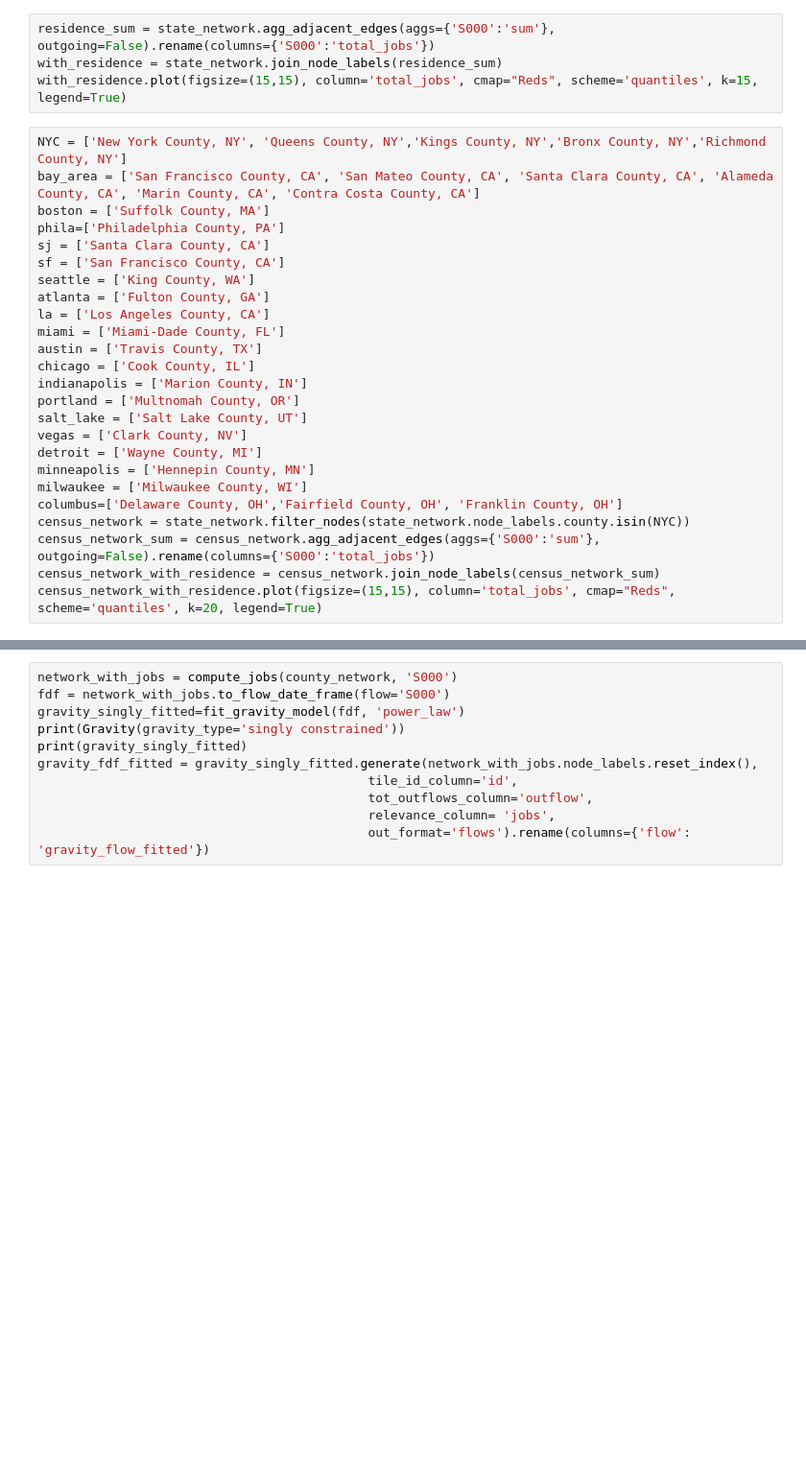
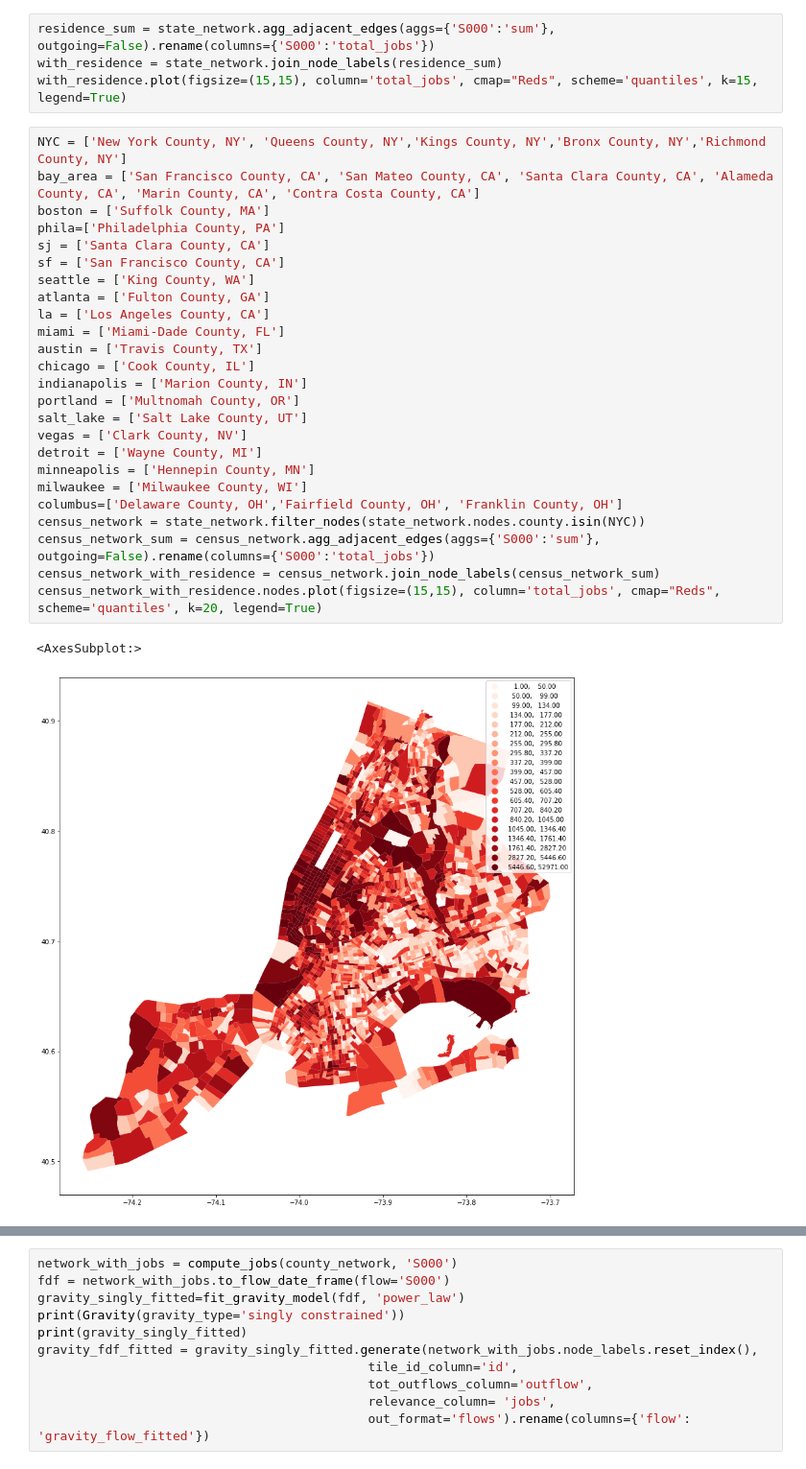
Before and after one commit to yuribogomolov/sttn, a Jupyter notebook: notebooks/LEHD Origin-Destination employment data.ipynb, the cells around one changed output, grey strips where cells are left out. Shown at 96% size. Cells and saved outputs as stored; diff of their text form; blank space fills up the shorter version.

```diff
--- a/notebooks/LEHD Origin-Destination employment data.ipynb
+++ b/notebooks/LEHD Origin-Destination employment data.ipynb
@@ -10,27 +10,30 @@ with_residence.plot(figsize=(15,15), column='total_jobs', cmap="Reds", scheme='q
 # %%
 NYC = ['New York County, NY', 'Queens County, NY','Kings County, NY','Bronx County, NY','Richmond County, NY']
 bay_area = ['San Francisco County, CA', 'San Mateo County, CA', 'Santa Clara County, CA', 'Alameda County, CA', 'Marin County, CA', 'Contra Costa County, CA']
 boston = ['Suffolk County, MA']
 phila=['Philadelphia County, PA']
 sj = ['Santa Clara County, CA']
 sf = ['San Francisco County, CA']
 seattle = ['King County, WA']
 atlanta = ['Fulton County, GA']
 la = ['Los Angeles County, CA']
 miami = ['Miami-Dade County, FL']
 austin = ['Travis County, TX']
 chicago = ['Cook County, IL']
 indianapolis = ['Marion County, IN']
 portland = ['Multnomah County, OR']
 salt_lake = ['Salt Lake County, UT']
 vegas = ['Clark County, NV']
 detroit = ['Wayne County, MI']
 minneapolis = ['Hennepin County, MN']
 milwaukee = ['Milwaukee County, WI']
 columbus=['Delaware County, OH','Fairfield County, OH', 'Franklin County, OH']
-census_network = state_network.filter_nodes(state_network.node_labels.county.isin(NYC))
+census_network = state_network.filter_nodes(state_network.nodes.county.isin(NYC))
 census_network_sum = census_network.agg_adjacent_edges(aggs={'S000':'sum'}, outgoing=False).rename(columns={'S000':'total_jobs'})
 census_network_with_residence = census_network.join_node_labels(census_network_sum)
-census_network_with_residence.plot(figsize=(15,15), column='total_jobs', cmap="Reds", scheme='quantiles', k=20, legend=True)
+census_network_with_residence.nodes.plot(figsize=(15,15), column='total_jobs', cmap="Reds", scheme='quantiles', k=20, legend=True)
+# %% [output]
+<AxesSubplot:>
+[figure, added]
 # %%
 county_network = census_network.group_nodes('zip')
```
Also changed, not shown: parts of 4 cells of this notebook, 3 other files.
